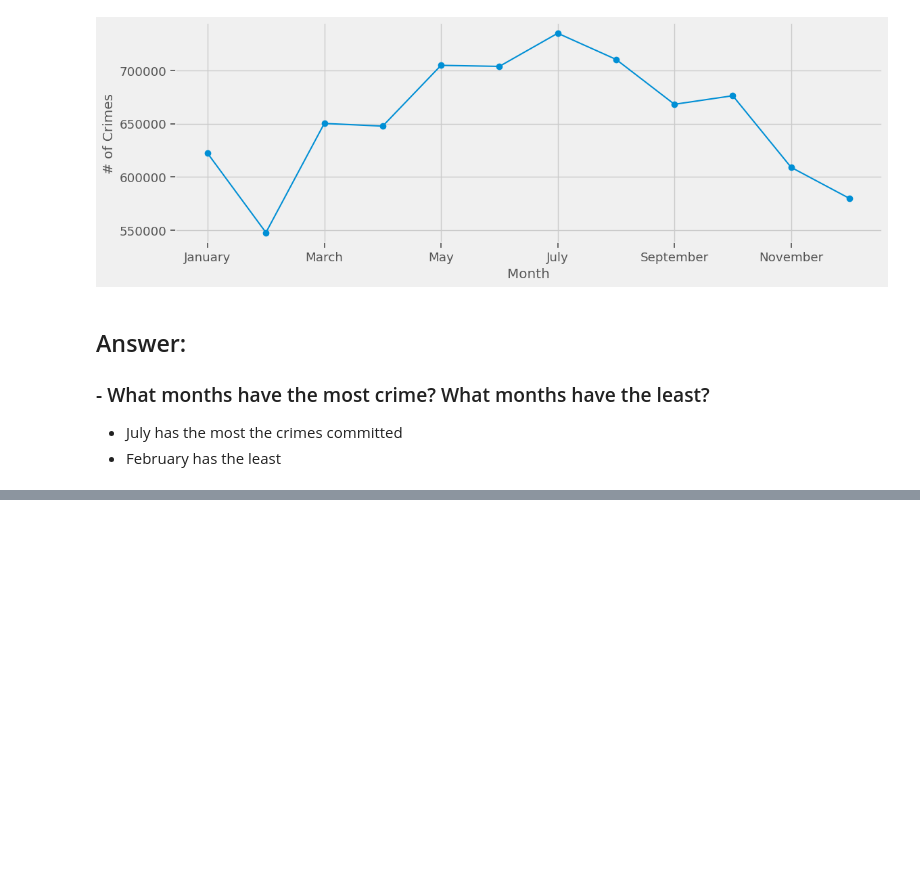
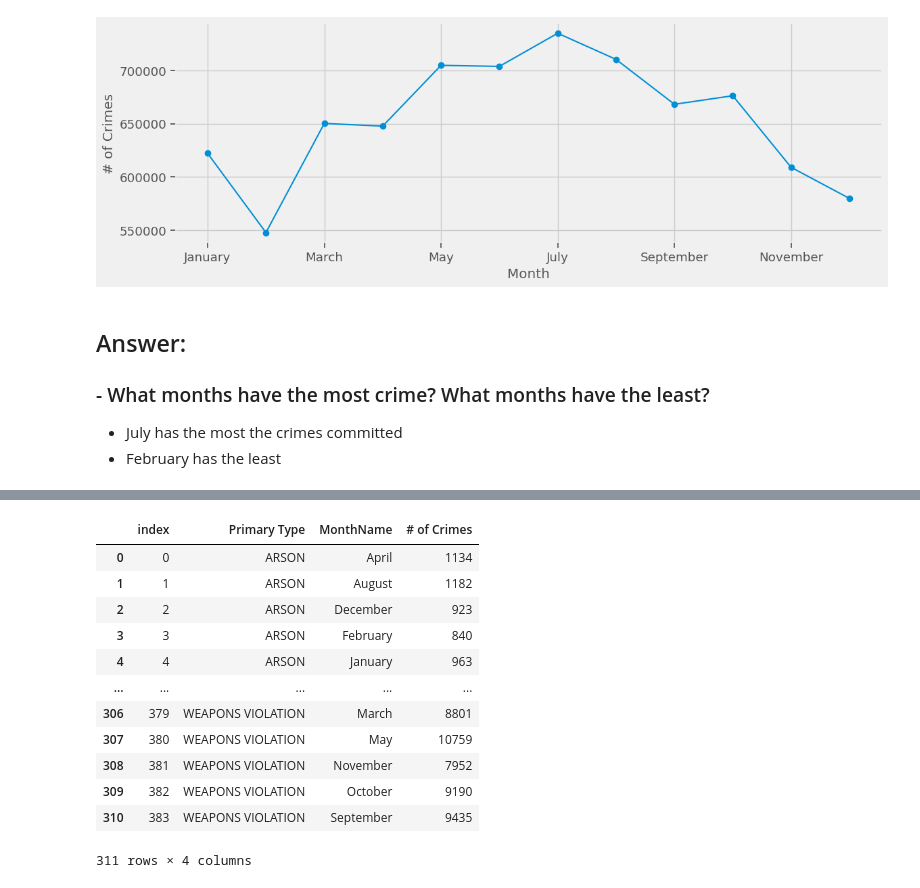
Before and after one commit to tjbingamon/Project-4---Chicago-Crime-Data, a Jupyter notebook: Project 4 Part 1.ipynb, the cells around one changed output, grey strips where cells are left out. Saved outputs shown, nothing was run; the diff lists cells and outputs as text; code cells hidden in the pictures; blank space fills up the shorter version.

```diff
--- a/Project 4 Part 1.ipynb
+++ b/Project 4 Part 1.ipynb
@@ -581,3 +584,6 @@ df3.head(3)
 | 2019-01-01 01:00:00 | THEFT | FROM BUILDING | APARTMENT | False | False | 1434 | 14.0 | 32.0 | ... |
 | 2019-01-01 13:00:00 | DECEPTIVE PRACTICE | FINANCIAL IDENTITY THEFT OVER $ 300 | RESIDENCE | False | False | 1924 | 19.0 | 44.0 | ... |
 | 2019-01-01 13:00:00 | DECEPTIVE PRACTICE | FINANCIAL IDENTITY THEFT OVER $ 300 | NaN | False | False | 611 | 6.0 | 17.0 | ... |
+# %%
+crimes_by_month = df3.groupby('Primary Type')['MonthName'].value_counts().sort_index()
+crimes_by_month
@@ -583,0 +734,17 @@ df3.head(3)
+# %%
+plot_trend2 = plot_df3[plot_df3['Primary Type'].isin(positive_crime_trend2)].reset_index()
+plot_trend2
+# %% [output]
+|  | index | Primary Type | MonthName | # of Crimes |
+| 0 | 0 | ARSON | April | 1134 |
+| 1 | 1 | ARSON | August | 1182 |
+| 2 | 2 | ARSON | December | 923 |
+| 3 | 3 | ARSON | February | 840 |
+| 4 | 4 | ARSON | January | 963 |
+| ... | ... | ... | ... | ... |
+| 306 | 379 | WEAPONS VIOLATION | March | 8801 |
+| 307 | 380 | WEAPONS VIOLATION | May | 10759 |
+| 308 | 381 | WEAPONS VIOLATION | November | 7952 |
+| 309 | 382 | WEAPONS VIOLATION | October | 9190 |
+| 310 | 383 | WEAPONS VIOLATION | September | 9435 |
+311 rows × 4 columns
```
Also changed, not shown: parts of 12 cells of this notebook.
